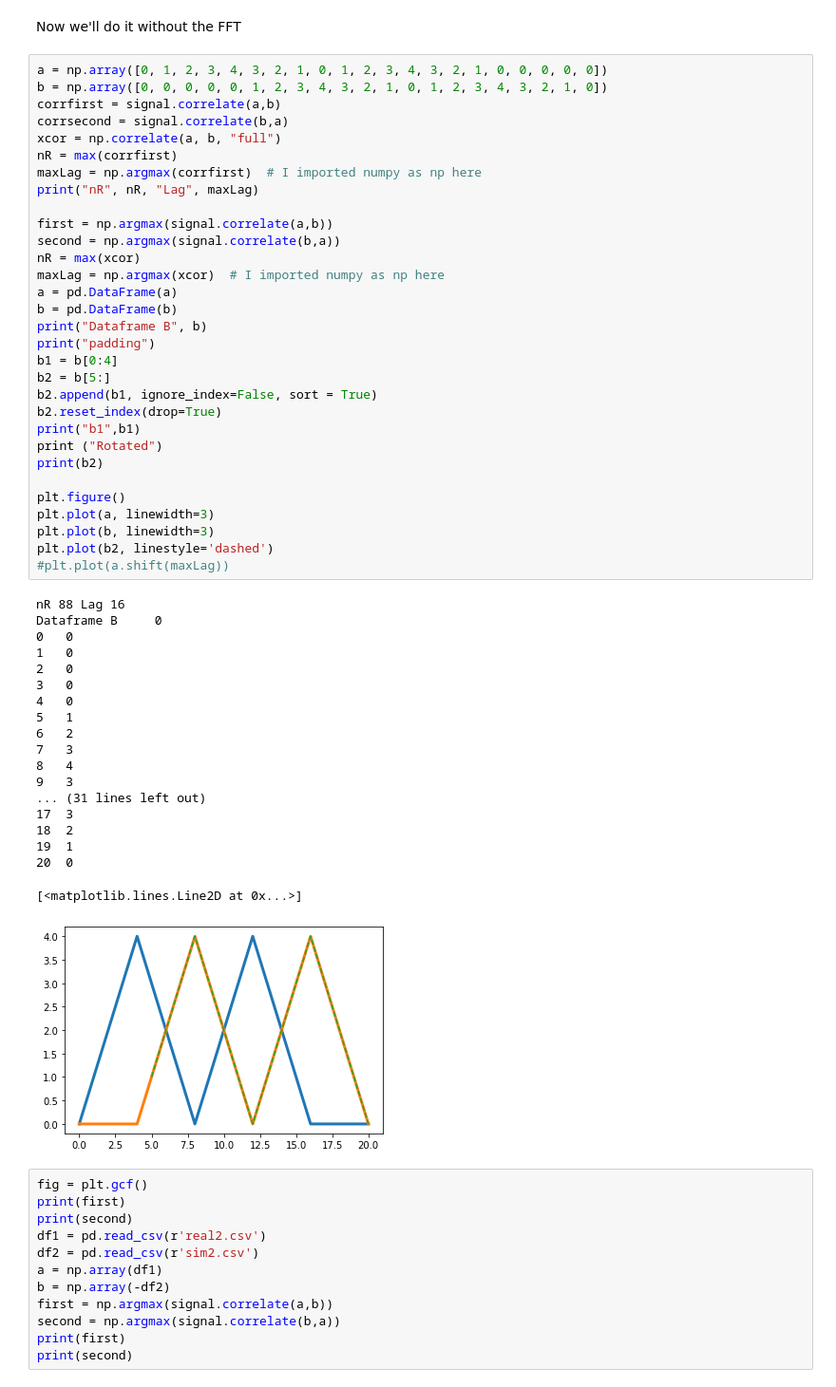
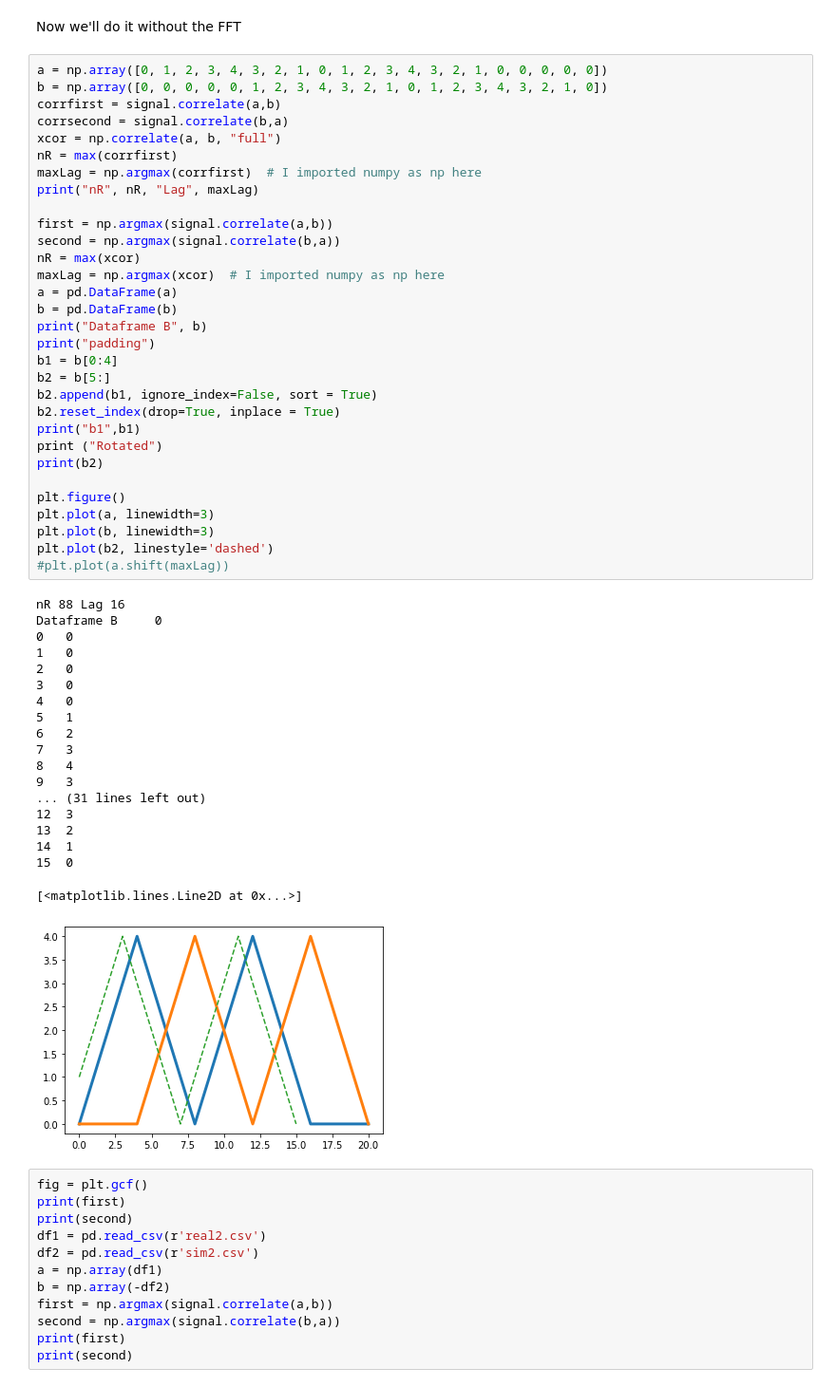
Before and after one commit to zlite/SimAnalysis, a Jupyter notebook: Dataframetest.ipynb, the cells around one changed output. Shown: that part at 95% size. Saved outputs shown, nothing was run; the diff lists cells and outputs as text.

Commit message:
Got indexing right?

```diff
--- a/Dataframetest.ipynb
+++ b/Dataframetest.ipynb
@@ -117,39 +117,39 @@ a = pd.DataFrame(a)
 b = pd.DataFrame(b)
 print("Dataframe B", b)
 print("padding")
 b1 = b[0:4]
 b2 = b[5:]
 b2.append(b1, ignore_index=False, sort = True)
-b2.reset_index(drop=True)
+b2.reset_index(drop=True, inplace = True)
 print("b1",b1)
 print ("Rotated")
 print(b2)
 
 plt.figure()
 plt.plot(a, linewidth=3)
 plt.plot(b, linewidth=3)
 plt.plot(b2, linestyle='dashed')
 #plt.plot(a.shift(maxLag))
 # %% [output]
 nR 88 Lag 16
 Dataframe B     0
 0   0
 1   0
 2   0
 3   0
 4   0
 5   1
 6   2
 7   3
 8   4
 9   3
 ... (31 lines left out)
-17  3
-18  2
-19  1
-20  0
+12  3
+13  2
+14  1
+15  0
 [<matplotlib.lines.Line2D at 0x...>]
-[figure, old version]
+[figure, new version]
 # %%
 fig = plt.gcf()
 print(first)
```
